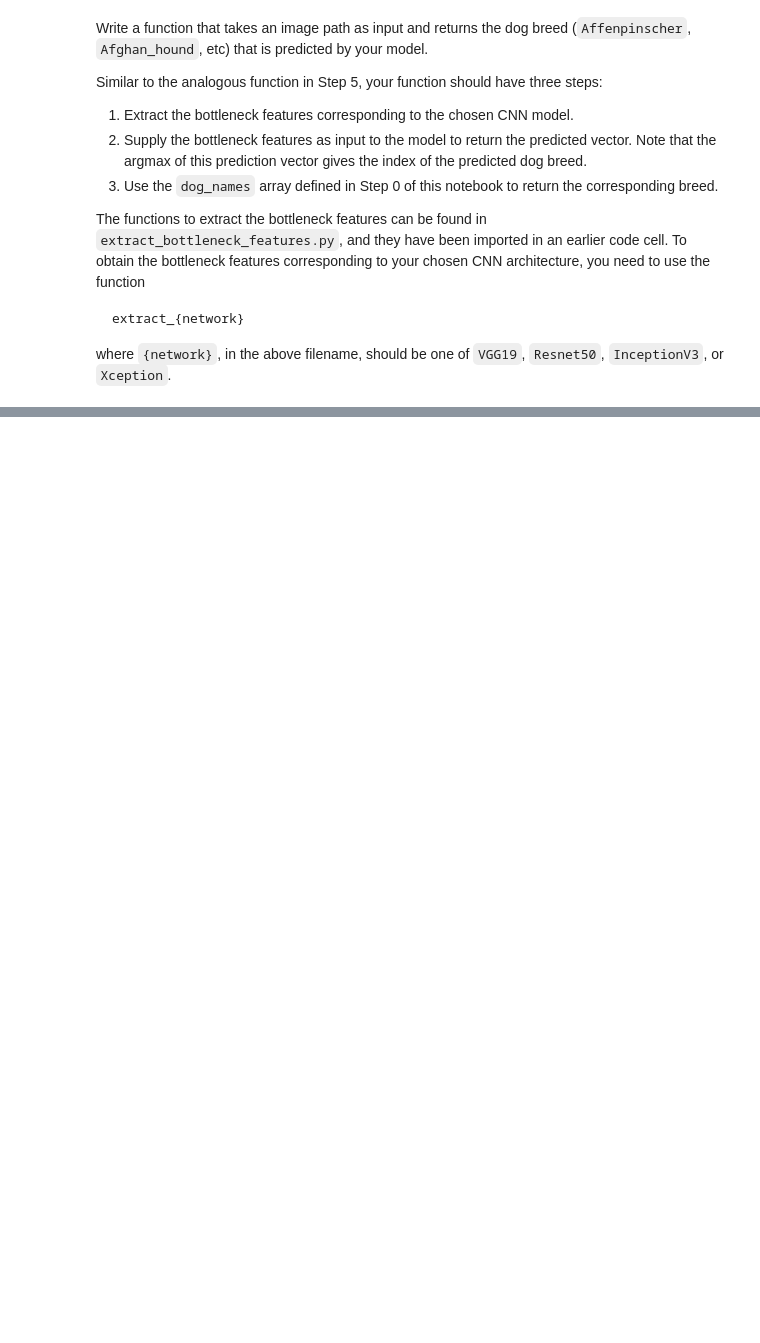
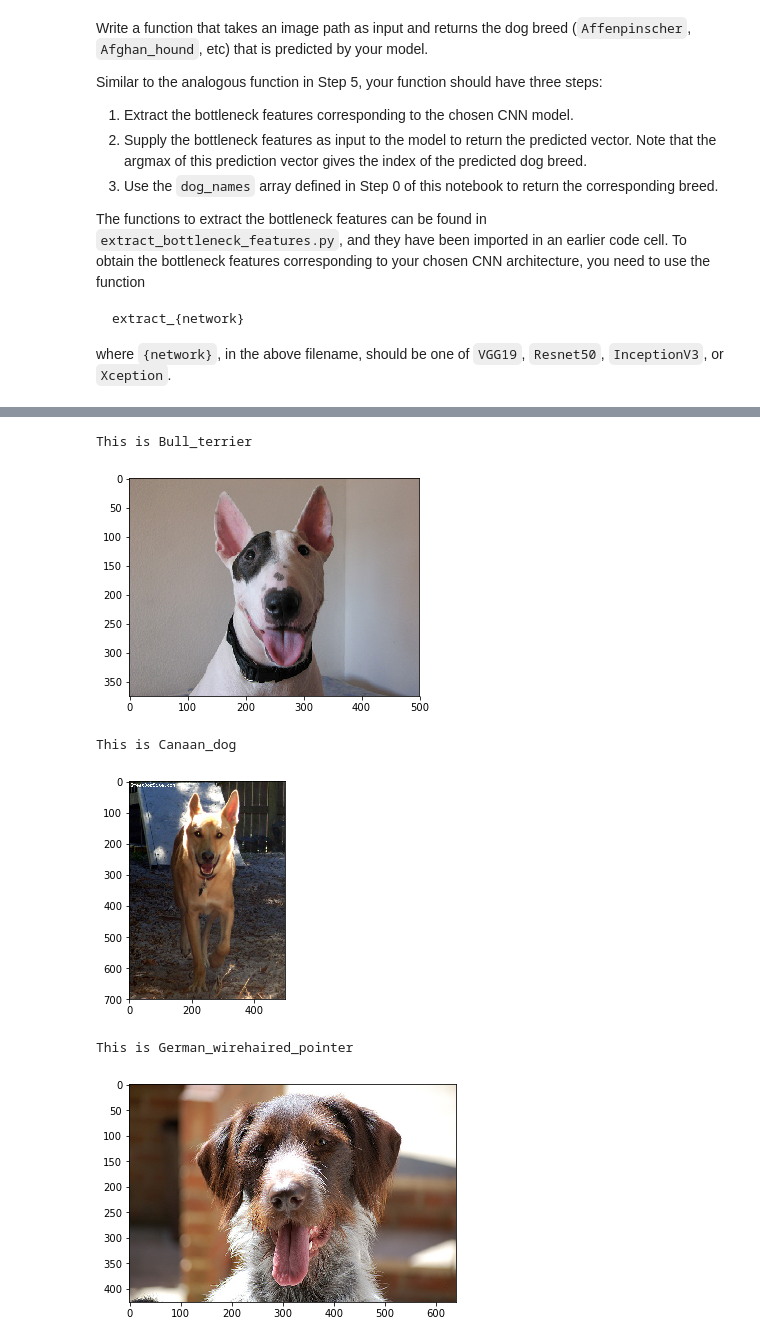
Before and after one commit to tsuzukit/dog-project, a Jupyter notebook: dog_app.ipynb, the cells around one changed output, grey strips where cells are left out. Saved outputs shown, nothing was run; the diff lists cells and outputs as text; code cells hidden in the pictures; blank space fills up the shorter version.

```diff
--- a/dog_app.ipynb
+++ b/dog_app.ipynb
@@ -848,0 +886,25 @@ __Answer:__
+# %%
+print("This is Bull_terrier")
+img = cv2.imread('dogimages/test/039.Bull_terrier/Bull_terrier_02745.jpg')
+cv_rgb = cv2.cvtColor(img, cv2.COLOR_BGR2RGB)
+plt.imshow(cv_rgb)
+plt.show()
+
+print("This is Canaan_dog")
+img = cv2.imread('dogimages/test/043.Canaan_dog/Canaan_dog_03084.jpg')
+cv_rgb = cv2.cvtColor(img, cv2.COLOR_BGR2RGB)
+plt.imshow(cv_rgb)
+plt.show()
+
+print("This is German_wirehaired_pointer")
+img = cv2.imread('dogimages/test/073.German_wirehaired_pointer/German_wirehaired_pointer_05027.jpg')
+cv_rgb = cv2.cvtColor(img, cv2.COLOR_BGR2RGB)
+plt.imshow(cv_rgb)
+plt.show()
+# %% [output]
+This is Bull_terrier
+[figure, added]
+This is Canaan_dog
+[figure, added]
+This is German_wirehaired_pointer
+[figure, added]
```
Also changed, not shown: parts of 4 cells of this notebook, 6 other files.
